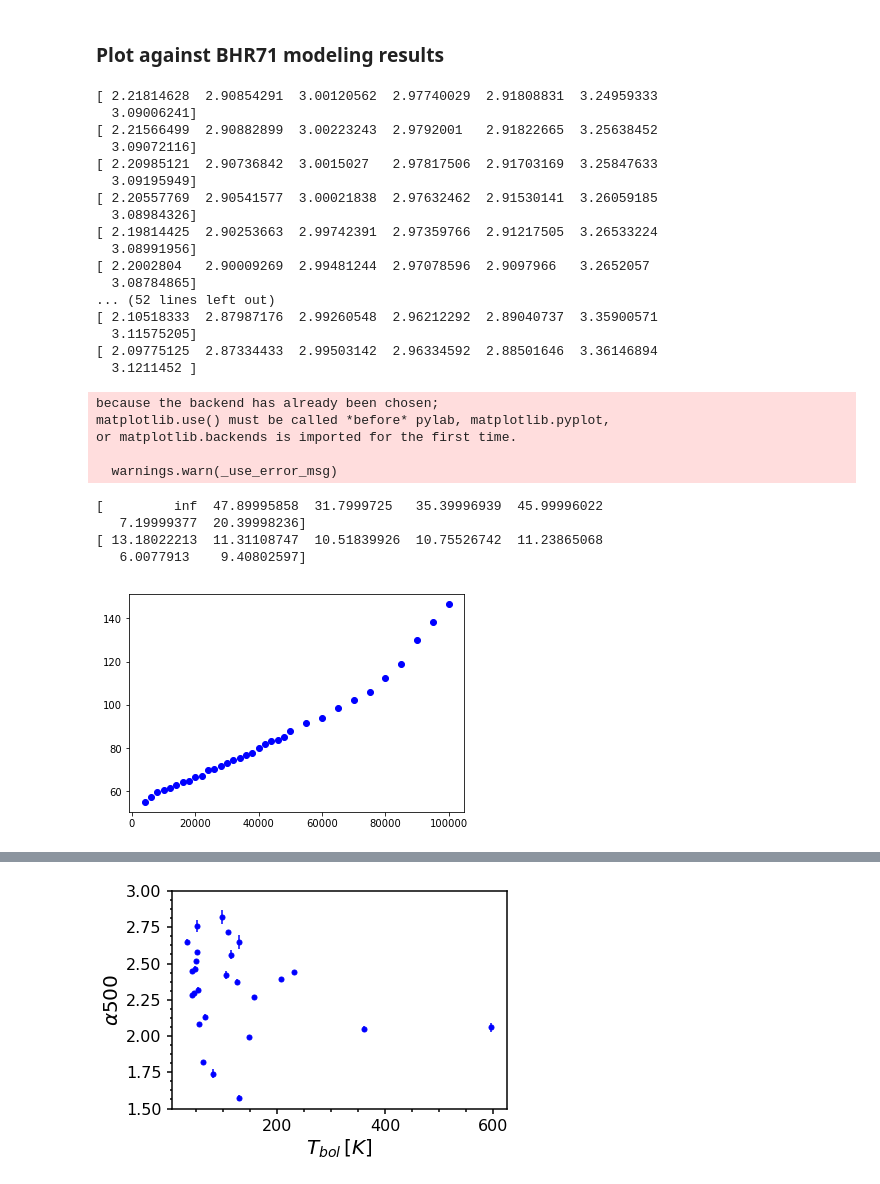
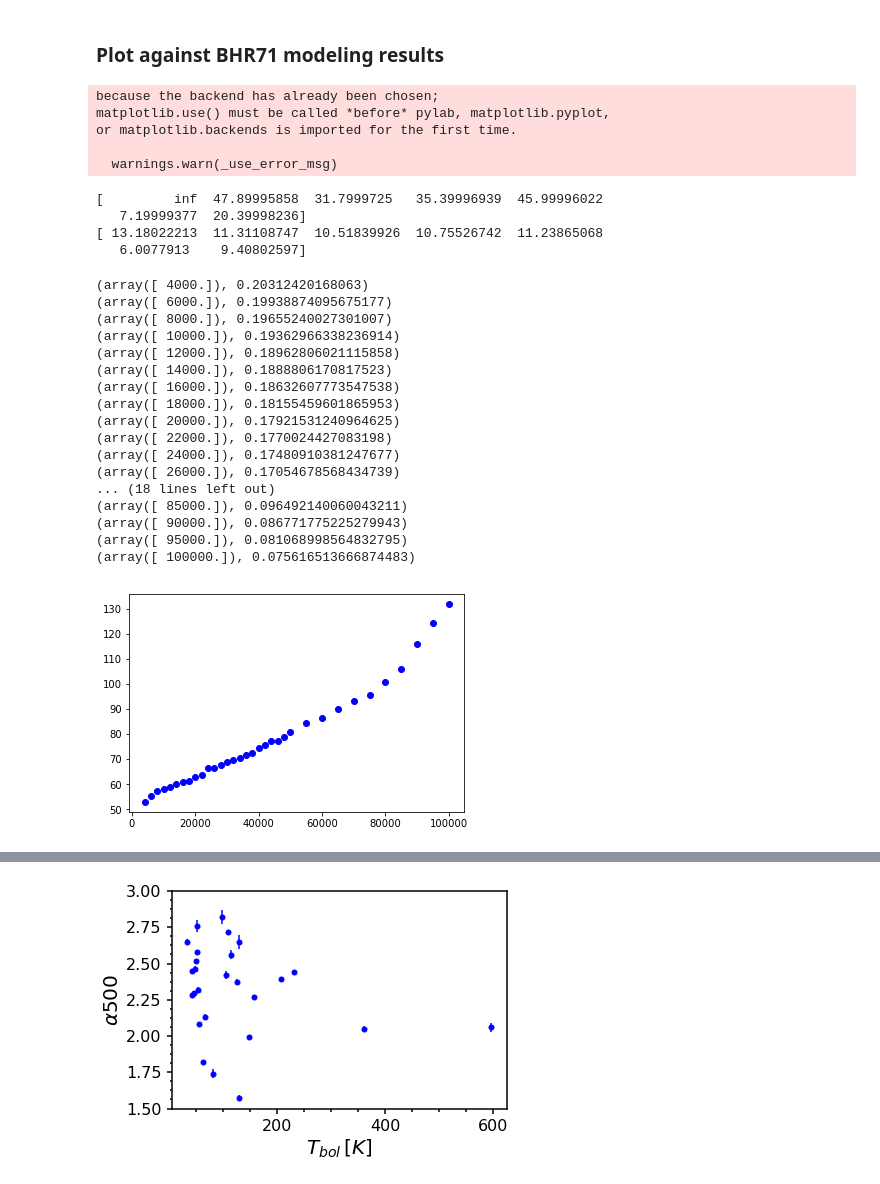
Before and after one commit to yaolun/sa, a Jupyter notebook: cops-spire analyses.ipynb, the cells around one changed output, grey strips where cells are left out. Drawn from its saved outputs; the diff is of its cells as text; code cells hidden in the pictures.

```diff
--- a/cops-spire analyses.ipynb
+++ b/cops-spire analyses.ipynb
@@ -139,34 +141,16 @@ collection = {'age':[],'results':[]}
 for i in model_range:
     result = AlphaHyperion(model_dir+'model'+str(i)+'/model'+str(i)+'.rtout',
                            aperfile, dstar, wave_center, lbollsmm=True)
-    print(result[1])
     collection['results'].append(result)
 
     # get age from model list
     collection['age'].append(model_list['age'][model_list['Model#'] == 'Model'+str(i)].data)
 # %% [output]
-[ 2.21814628  2.90854291  3.00120562  2.97740029  2.91808831  3.24959333
-  3.09006241]
-[ 2.21566499  2.90882899  3.00223243  2.9792001   2.91822665  3.25638452
-  3.09072116]
-[ 2.20985121  2.90736842  3.0015027   2.97817506  2.91703169  3.25847633
-  3.09195949]
-[ 2.20557769  2.90541577  3.00021838  2.97632462  2.91530141  3.26059185
-  3.08984326]
-[ 2.19814425  2.90253663  2.99742391  2.97359766  2.91217505  3.26533224
-  3.08991956]
-[ 2.2002804   2.90009269  2.99481244  2.97078596  2.9097966   3.2652057
-  3.08784865]
-... (52 lines left out)
-[ 2.10518333  2.87987176  2.99260548  2.96212292  2.89040737  3.35900571
-  3.11575205]
-[ 2.09775125  2.87334433  2.99503142  2.96334592  2.88501646  3.36146894
-  3.1211452 ]
+because the backend has already been chosen;
+matplotlib.use() must be called *before* pylab, matplotlib.pyplot,
+or matplotlib.backends is imported for the first time.
+
+  warnings.warn(_use_error_msg)
-because the backend has already been chosen;
-matplotlib.use() must be called *before* pylab, matplotlib.pyplot,
-or matplotlib.backends is imported for the first time.
-
-  warnings.warn(_use_error_msg)
 # %%
 # aperture_list, alpha, alpha_err, lbol, lsmm
 print(collection['results'][0][0])
@@ -179,17 +163,35 @@ print(collection['results'][0][3])
 # %%
 %matplotlib inline
 import matplotlib.pyplot as plt
 
 fig = plt.figure()
 ax = fig.add_subplot(111)
 
-aper_ind = 2
+aper_ind = 3
 
 for i in range(len(collection['results'])):
     ax.plot(collection['age'][i], collection['results'][i][3][aper_ind]/collection['results'][i][4][aper_ind],
            'o', color='b')
+    print(collection['age'][i],collection['results'][i][4][aper_ind])
 # %% [output]
+(array([ 4000.]), 0.20312420168063)
+(array([ 6000.]), 0.19938874095675177)
+(array([ 8000.]), 0.19655240027301007)
+(array([ 10000.]), 0.19362966338236914)
+(array([ 12000.]), 0.18962806021115858)
+(array([ 14000.]), 0.1888806170817523)
+(array([ 16000.]), 0.18632607773547538)
+(array([ 18000.]), 0.18155459601865953)
+(array([ 20000.]), 0.17921531240964625)
+(array([ 22000.]), 0.1770024427083198)
+(array([ 24000.]), 0.17480910381247677)
+(array([ 26000.]), 0.17054678568434739)
+... (18 lines left out)
+(array([ 85000.]), 0.096492140060043211)
+(array([ 90000.]), 0.086771775225279943)
+(array([ 95000.]), 0.081068998564832795)
+(array([ 100000.]), 0.075616513666874483)
-[figure, old version]
+[figure, new version]
 # %%
 fig = plt.figure()
 ax = fig.add_subplot(111)
```
Also changed, not shown: parts of 3 cells of this notebook, 1 other file.
